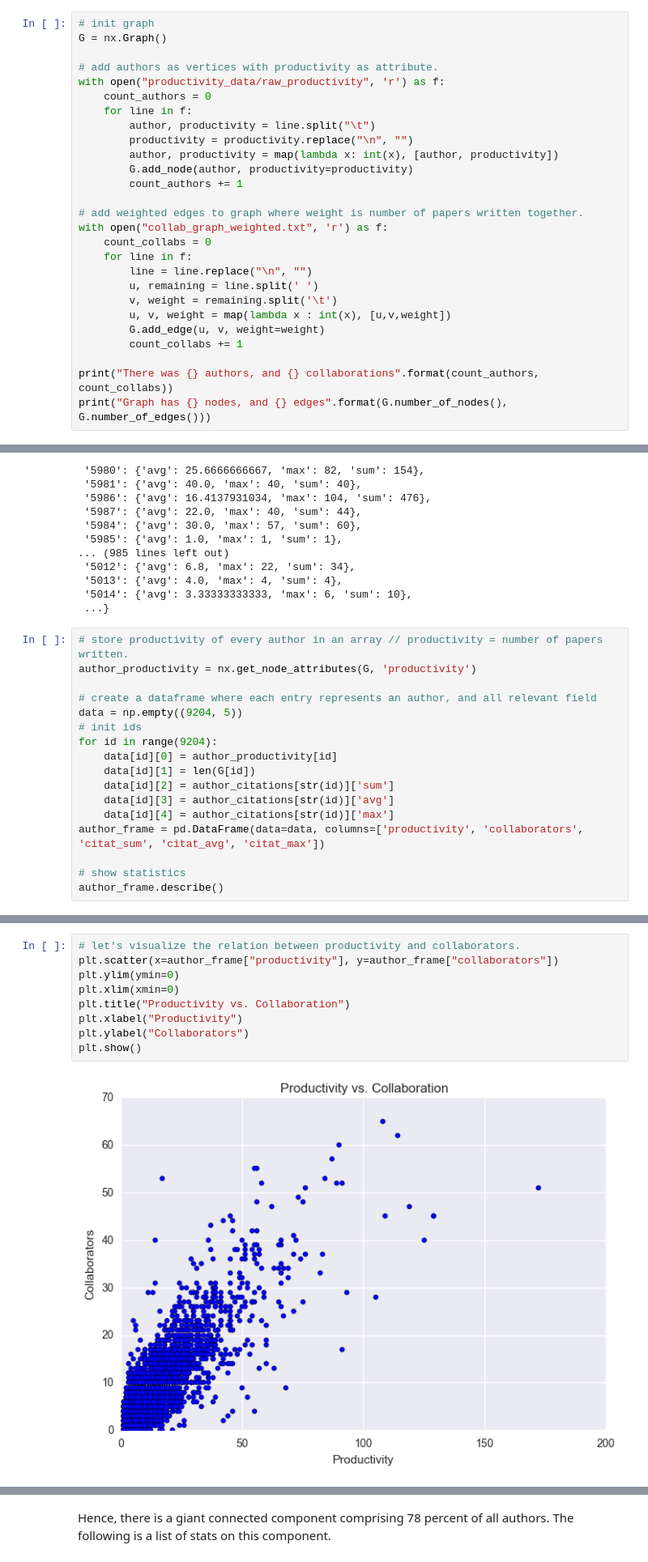
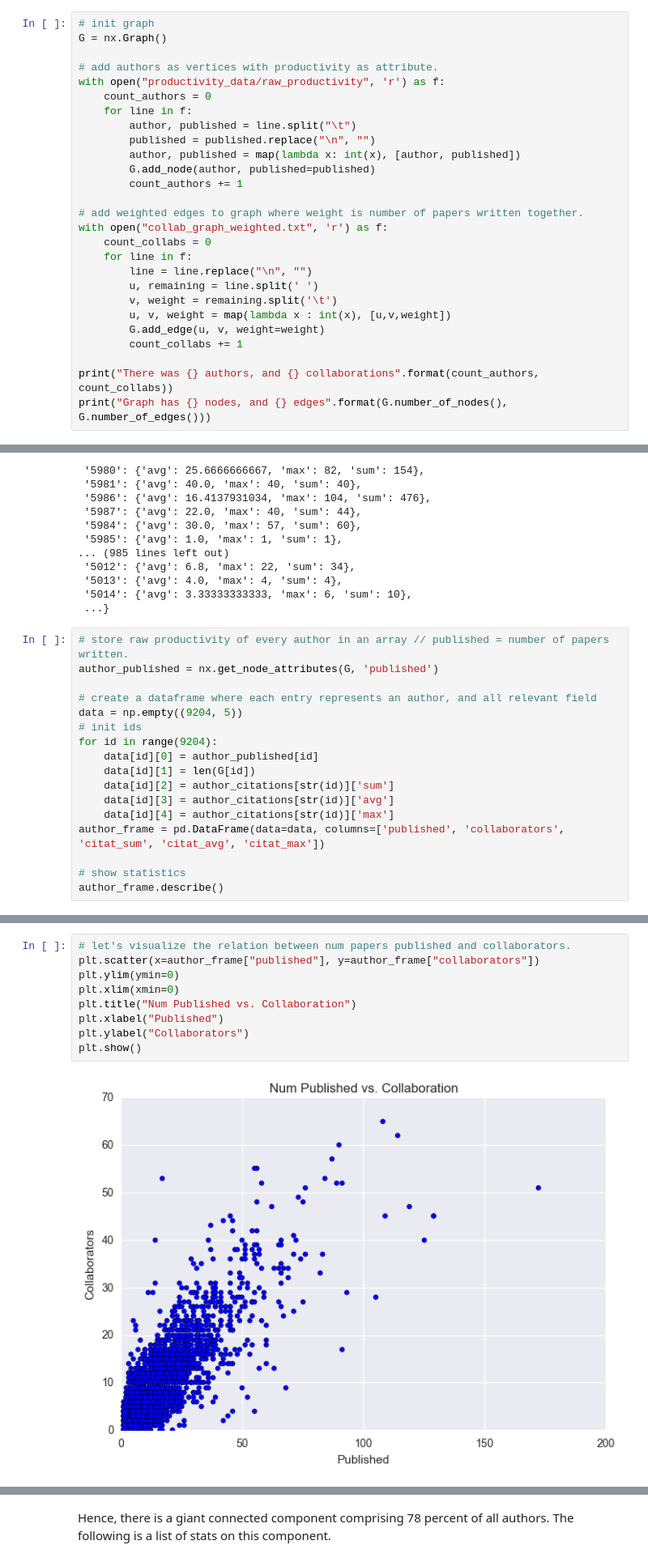
Before and after one commit to pbsinclair42/AuthorProductivityExperiments, a Jupyter notebook: Graph_Exploration.ipynb, the cells around one changed output, grey strips where cells are left out. Shown at 81% size. Saved outputs shown, nothing was run; the diff lists cells and outputs as text.

Commit message:
Improve wording of published/productive and 'Erdos'

```diff
--- a/Graph_Exploration.ipynb
+++ b/Graph_Exploration.ipynb
@@ -13,10 +13,10 @@ G = nx.Graph()
 with open("productivity_data/raw_productivity", 'r') as f:
     count_authors = 0
     for line in f:
-        author, productivity = line.split("\t")
-        productivity = productivity.replace("\n", "")
-        author, productivity = map(lambda x: int(x), [author, productivity])
-        G.add_node(author, productivity=productivity)
+        author, published = line.split("\t")
+        published = published.replace("\n", "")
+        author, published = map(lambda x: int(x), [author, published])
+        G.add_node(author, published=published)
         count_authors += 1
 
 # add weighted edges to graph where weight is number of papers written together.
@@ -76,19 +76,19 @@ author_citations
  '5014': {'avg': 3.33333333333, 'max': 6, 'sum': 10},
  ...}
 # %%
-# store productivity of every author in an array // productivity = number of papers written.
-author_productivity = nx.get_node_attributes(G, 'productivity')
+# store raw productivity of every author in an array // published = number of papers written.
+author_published = nx.get_node_attributes(G, 'published')
 
 # create a dataframe where each entry represents an author, and all relevant field
 data = np.empty((9204, 5))
 # init ids
 for id in range(9204):
-    data[id][0] = author_productivity[id]
+    data[id][0] = author_published[id]
     data[id][1] = len(G[id])
     data[id][2] = author_citations[str(id)]['sum']
     data[id][3] = author_citations[str(id)]['avg']
     data[id][4] = author_citations[str(id)]['max']
-author_frame = pd.DataFrame(data=data, columns=['productivity', 'collaborators', 'citat_sum', 'citat_avg', 'citat_max'])
+author_frame = pd.DataFrame(data=data, columns=['published', 'collaborators', 'citat_sum', 'citat_avg', 'citat_max'])
 
 # show statistics
 author_frame.describe()
@@ -158,12 +158,12 @@ We see that most authors have less than 10 collaborators, and less then 10 in pr
 # %%
-# let's visualize the relation between productivity and collaborators.
-plt.scatter(x=author_frame["productivity"], y=author_frame["collaborators"])
+# let's visualize the relation between num papers published and collaborators.
+plt.scatter(x=author_frame["published"], y=author_frame["collaborators"])
 plt.ylim(ymin=0)
 plt.xlim(xmin=0)
-plt.title("Productivity vs. Collaboration")
-plt.xlabel("Productivity")
+plt.title("Num Published vs. Collaboration")
+plt.xlabel("Published")
 plt.ylabel("Collaborators")
 plt.show()
 # %% [output]
-[figure, old version]
+[figure, new version]
 # %% [markdown]
```
Also changed, not shown: parts of 25 cells of this notebook.
